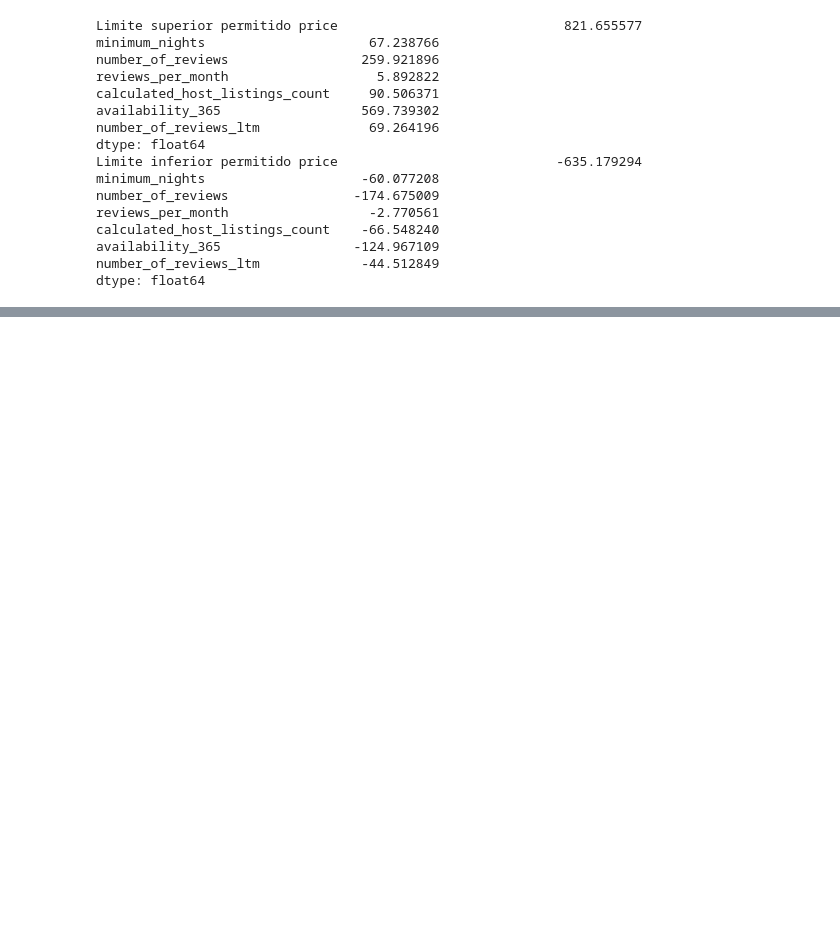
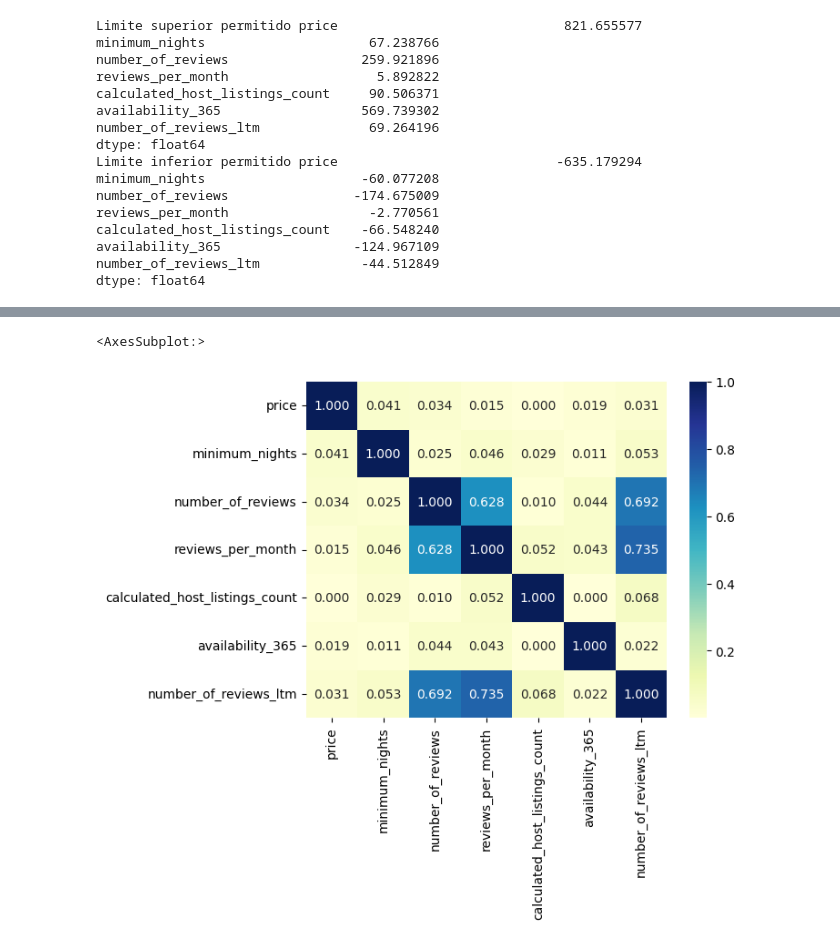
Before and after one commit to MaferLedmar/Actividad-2-Reto, a Jupyter notebook: athenes.ipynb, the cells around one changed output, grey strips where cells are left out. Drawn from its saved outputs; the diff is of its cells as text; code cells hidden in the pictures; blank space fills up the shorter version.

```diff
--- a/athenes.ipynb
+++ b/athenes.ipynb
@@ -134,3 +135,8 @@ Athenes_clean
 # %%
 #Obtenemos el archivo limpio
 Athenes_clean.to_csv("Athenes_clean.csv")
+# %%
+#Encontramos todas las correlaciones entre las variables y aplicamos valor absoluto
+CorreTotal=Athenes_clean.corr()
+CorreTotal2= abs(CorreTotal)
+CorreTotal2
@@ -136,0 +152,6 @@ Athenes_clean.to_csv("Athenes_clean.csv")
+# %%
+Heat_Map= sns.heatmap(CorreTotal2, cmap = 'YlGnBu', annot=True, fmt=".3f")
+Heat_Map
+# %% [output]
+<AxesSubplot:>
+[figure, added]
```
Also changed, not shown: parts of 6 cells of this notebook.
